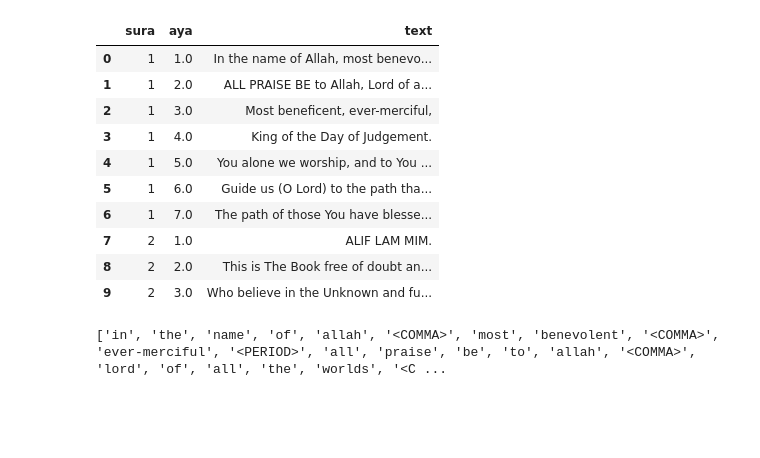
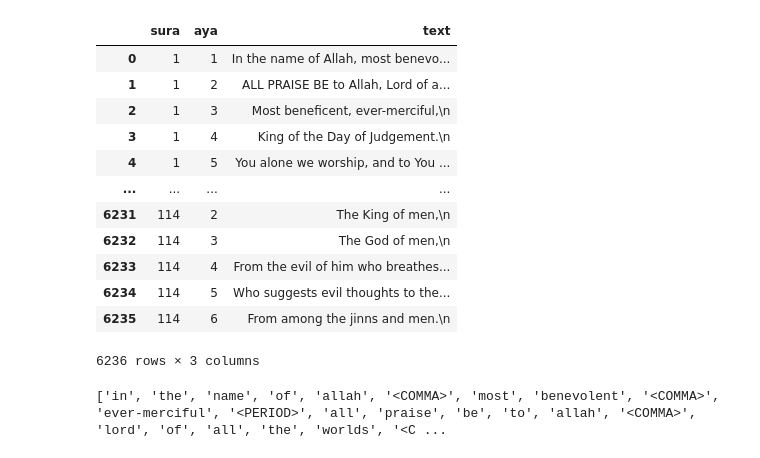
Before and after one commit to elnazrahmati/NLP_course, a Jupyter notebook: HW_3/embedding_en.ipynb, the cells around one changed output. Drawn from its saved outputs; the diff is of its cells as text; code cells hidden in the pictures; blank space fills up the shorter version.

```diff
--- a/HW_3/embedding_en.ipynb
+++ b/HW_3/embedding_en.ipynb
@@ -14,16 +13,0 @@ en.ahmedali             [ <=>                ] 806.33K  --.-KB/s    in 0.1s
-# %%
-import pandas as pd
-df = pd.read_csv('en.ahmedali', sep='|', header = None, names = ['sura', 'aya', 'text'])
-df.head(10)
-# %% [output]
-|  | sura | aya | text |
-| 0 | 1 | 1.0 | In the name of Allah, most benevo... |
-| 1 | 1 | 2.0 | ALL PRAISE BE to Allah, Lord of a... |
-| 2 | 1 | 3.0 | Most beneficent, ever-merciful, |
-| 3 | 1 | 4.0 | King of the Day of Judgement. |
-| 4 | 1 | 5.0 | You alone we worship, and to You ... |
-| 5 | 1 | 6.0 | Guide us (O Lord) to the path tha... |
-| 6 | 1 | 7.0 | The path of those You have blesse... |
-| 7 | 2 | 1.0 | ALIF LAM MIM. |
-| 8 | 2 | 2.0 | This is The Book free of doubt an... |
-| 9 | 2 | 3.0 | Who believe in the Unknown and fu... |
@@ -32,3 +17,31 @@ df = df.dropna()
+# %%
+import pandas as pd
+sura, aya, text = [], [], []
+for line in lines:
+    temp = line.split('|')
+    if len(temp)==3:
+      sura.append(int(temp[0]))
+      aya.append(int(temp[1]))
+      text.append(temp[2])
+df = pd.DataFrame()
+df['sura'] = sura
+df['aya'] = aya
+df['text'] = text
+df
+# %% [output]
+|  | sura | aya | text |
+| 0 | 1 | 1 | In the name of Allah, most benevo... |
+| 1 | 1 | 2 | ALL PRAISE BE to Allah, Lord of a... |
+| 2 | 1 | 3 | Most beneficent, ever-merciful,\n |
+| 3 | 1 | 4 | King of the Day of Judgement.\n |
+| 4 | 1 | 5 | You alone we worship, and to You ... |
+| ... | ... | ... | ... |
+| 6231 | 114 | 2 | The King of men,\n |
+| 6232 | 114 | 3 | The God of men,\n |
+| 6233 | 114 | 4 | From the evil of him who breathes... |
+| 6234 | 114 | 5 | Who suggests evil thoughts to the... |
+| 6235 | 114 | 6 | From among the jinns and men.\n |
+6236 rows × 3 columns
 # %%
 import torch
 from torch import nn
```
Also changed, not shown: parts of 12 cells of this notebook.
